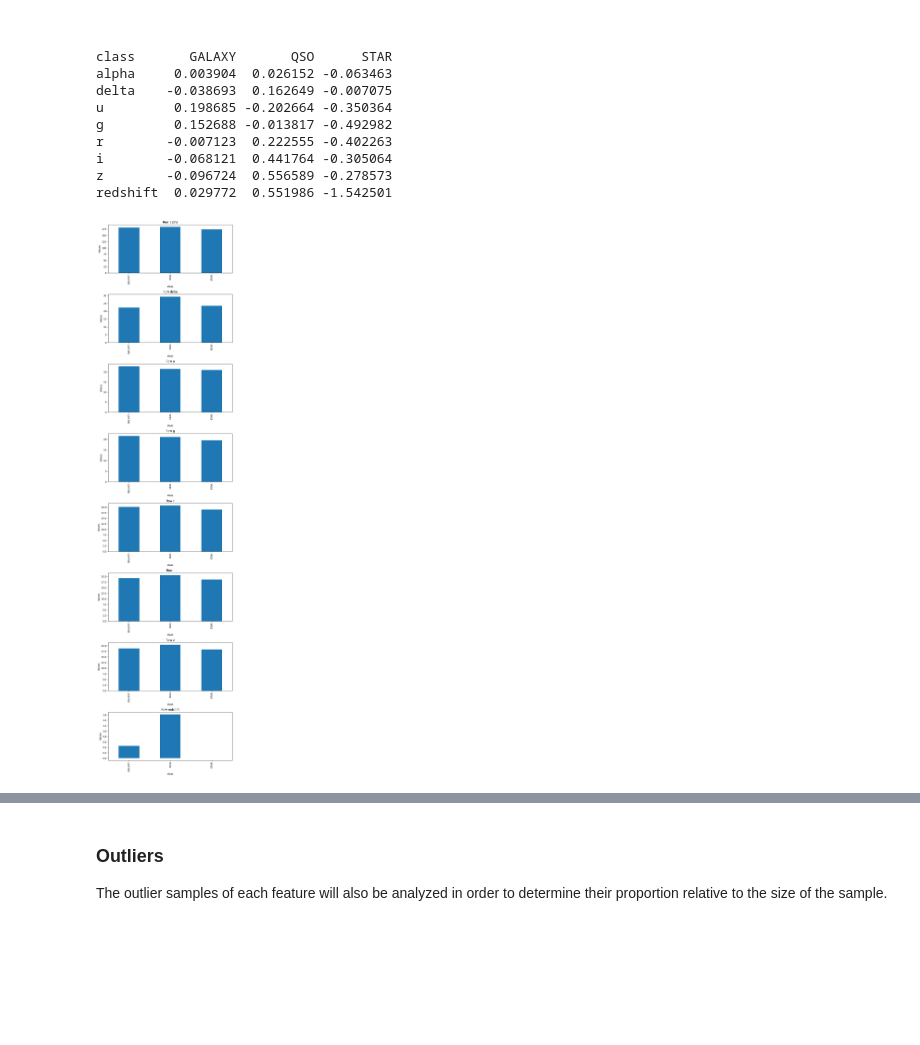
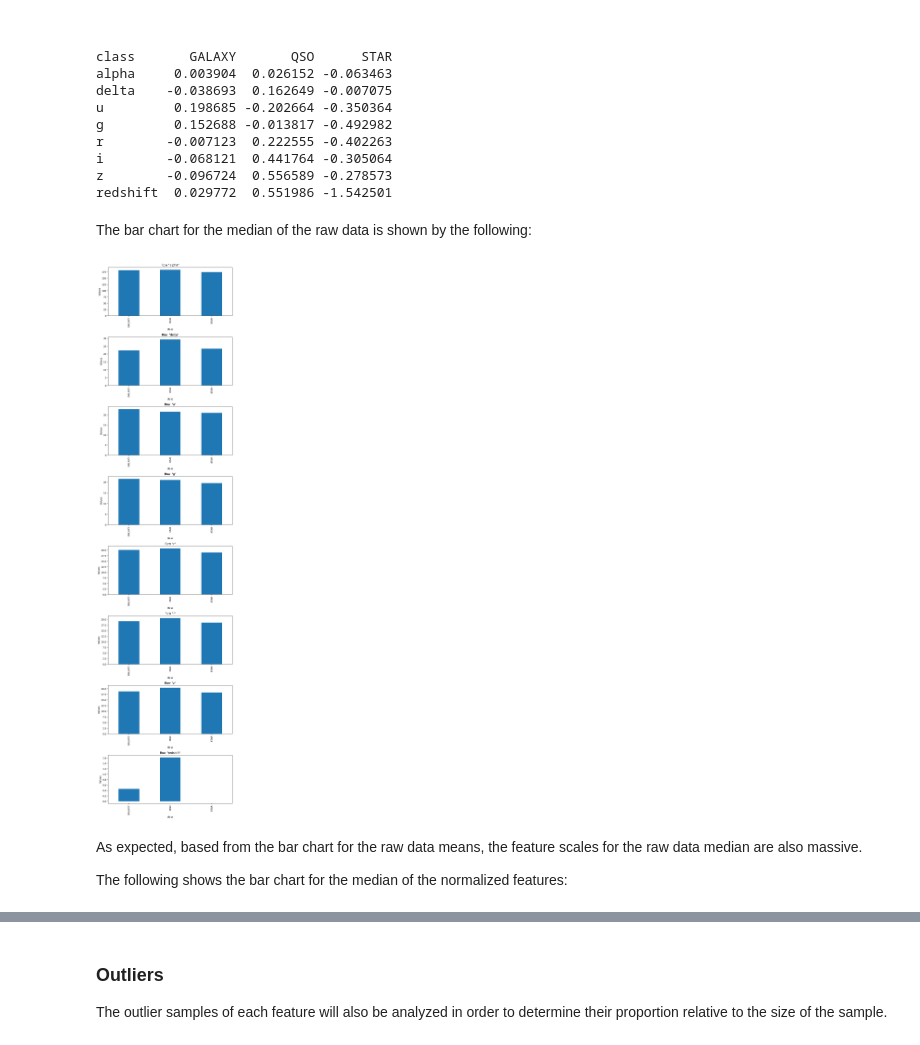
Before and after one commit to Anton1017/STINTSY-MP, a Jupyter notebook: STINTSY MP.ipynb, the cells around one changed output, grey strips where cells are left out. Saved outputs shown, nothing was run; the diff lists cells and outputs as text; code cells hidden in the pictures; blank space fills up the shorter version.

```diff
--- a/STINTSY MP.ipynb
+++ b/STINTSY MP.ipynb
@@ -422,7 +415,7 @@ fig, axes = plt.subplots(nrows=len(means_df), figsize=(8, 4 * len(means_df)))
 for i, (index, row) in enumerate(means_df.iterrows()):
     # Create a bar plot for each row
     ax = axes[i]
-    row.plot(kind='bar', ax=ax, title=f'Raw Data Row {index}')
+    row.plot(kind='bar', ax=ax, title=f'Raw Data Row \"{index}\"')
     ax.set_ylabel('Values')
 
 # Adjust layout to prevent overlap
@@ -437,7 +434,7 @@ fig, axes = plt.subplots(nrows=len(normalized_means_df), figsize=(8, 4 * len(nor
 for i, (index, row) in enumerate(normalized_means_df.iterrows()):
     # Create a bar plot for each row
     ax = axes[i]
-    row.plot(kind='bar', ax=ax, title=f'Normalized Row {index}')
+    row.plot(kind='bar', ax=ax, title=f'Normalized Row \"{index}\"')
     ax.set_ylabel('Values')
 
 # Adjust layout to prevent overlap
@@ -482,21 +481,27 @@ r        -0.007123  0.222555 -0.402263
 i        -0.068121  0.441764 -0.305064
 z        -0.096724  0.556589 -0.278573
 redshift  0.029772  0.551986 -1.542501
+# %% [markdown]
+The bar chart for the median of the raw data is shown by the following:
 # %%
 fig, axes = plt.subplots(nrows=len(median_df), figsize=(8, 4 * len(median_df)))
 
 # Iterate through each row and plot a bar graph
 for i, (index, row) in enumerate(median_df.iterrows()):
     # Create a bar plot for each row
     ax = axes[i]
-    row.plot(kind='bar', ax=ax, title=f'Row {index}')
+    row.plot(kind='bar', ax=ax, title=f'Row \"{index}\"')
     ax.set_ylabel('Values')
 
 # Adjust layout to prevent overlap
 plt.tight_layout()
 plt.show()
 # %% [output]
-[figure, old version]
+[figure, new version]
+# %% [markdown]
+As expected, based from the bar chart for the raw data means, the feature scales for the raw data median are also massive.
+
+The following shows the bar chart for the median of the normalized features:
 # %%
 fig, axes = plt.subplots(nrows=len(normalized_median_df), figsize=(8, 4 * len(normalized_median_df)))
 
```
Also changed, not shown: parts of 58 cells of this notebook.
